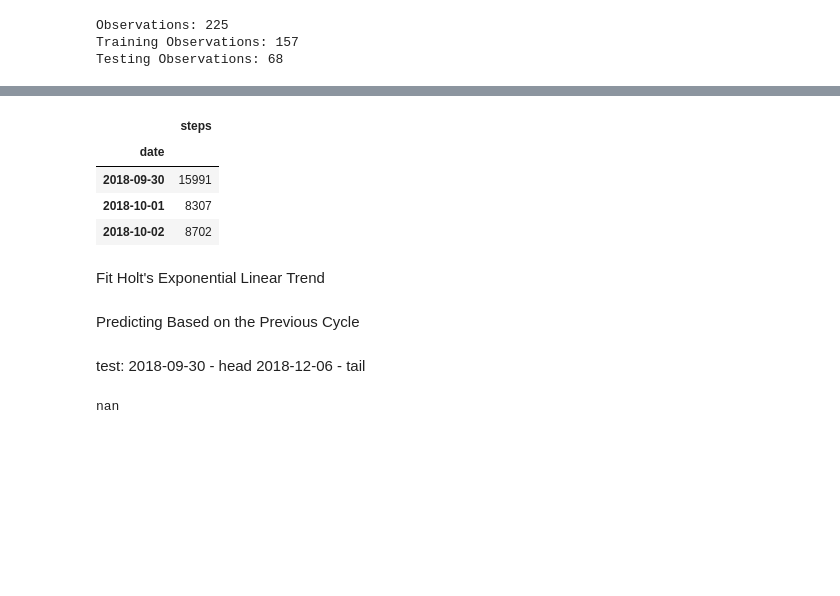
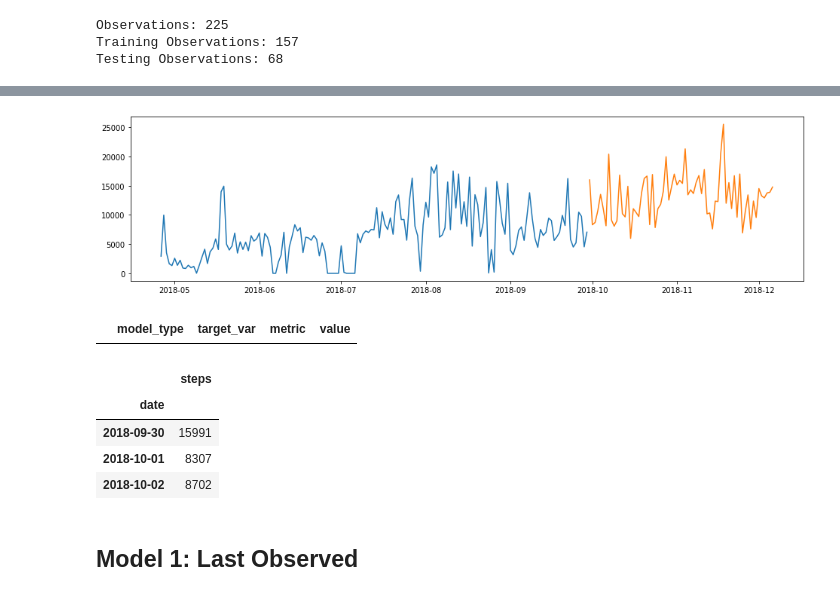
Before and after one commit to Dairy-Time/time-series-project, a Jupyter notebook: Fitbit_Data.ipynb, the cells around one changed output, grey strips where cells are left out. Saved outputs shown, nothing was run; the diff lists cells and outputs as text; code cells hidden in the pictures; blank space fills up the shorter version.

```diff
--- a/Fitbit_Data.ipynb
+++ b/Fitbit_Data.ipynb
@@ -923,10 +836,0 @@ df.head(3)
-# %%
-yhat.head(3)
-# %% [output]
-|  | steps |
-| date |  |
-| 2018-09-30 | 15991 |
-| 2018-10-01 | 8307 |
-| 2018-10-02 | 8702 |
-# %% [markdown]
-Fit Holt's Exponential Linear Trend
@@ -940,9 +837,11 @@ Fit Holt's Exponential Linear Trend
-# %% [markdown]
-Predicting Based on the Previous Cycle
-# %% [markdown]
-test:
-2018-09-30 - head
-2018-12-06 - tail
+# %%
+for var in range(len(target_vars)):
+    plt.figure(figsize=(16, 4))
+    plt.plot(train[target_vars[var]])
+    plt.plot(test[target_vars[var]])
+    plt.show()
+# %% [output]
+[figure, added]
 # %%
 def evaluate(target_var, train = train, test = test, output=True):
     mse = metrics.mean_squared_error(test[target_var], yhat[target_var])
@@ -976,4 +870,5 @@ yhat.tail()
-# %%
-yhat
-# %% [output]
-nan
+# %%
+eval_df = pd.DataFrame(columns=['model_type', 'target_var', 'metric', 'value'])
+eval_df
+# %% [output]
+|  | model_type | target_var | metric | value |
@@ -979,0 +888,11 @@ nan
+# %%
+yhat = pd.DataFrame(test[target_vars])
+yhat.head(3)
+# %% [output]
+|  | steps |
+| date |  |
+| 2018-09-30 | 15991 |
+| 2018-10-01 | 8307 |
+| 2018-10-02 | 8702 |
+# %% [markdown]
+## Model 1: Last Observed
```
Also changed, not shown: parts of 46 cells of this notebook, 1 other file.
